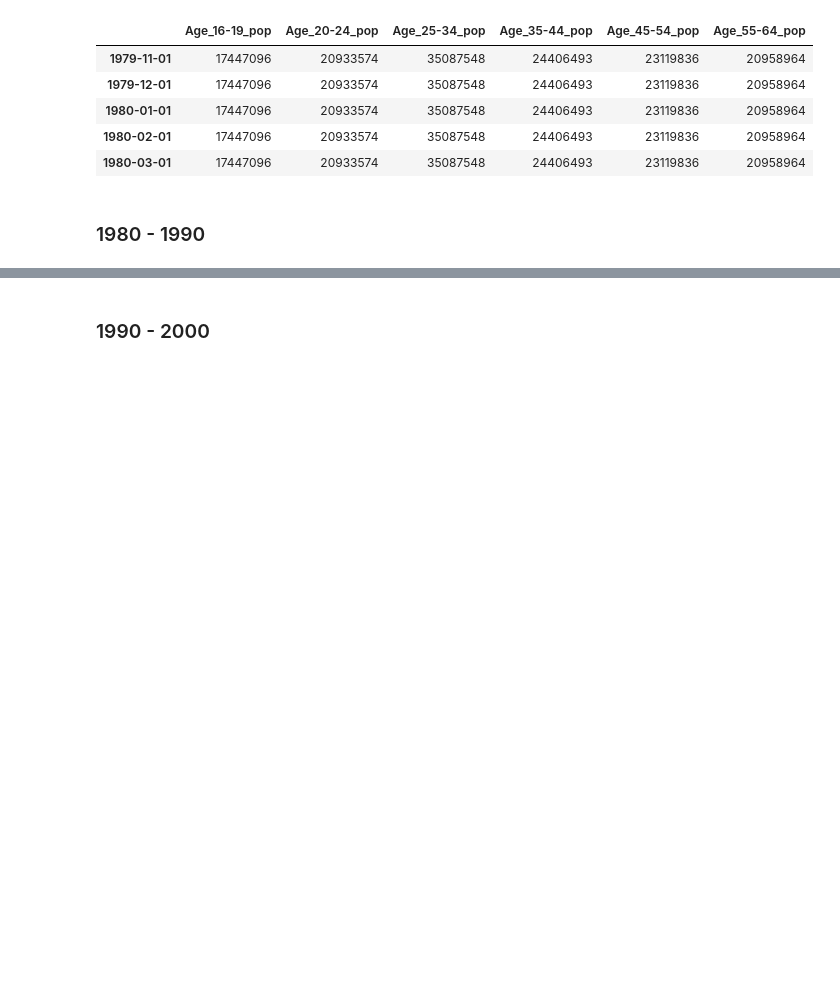
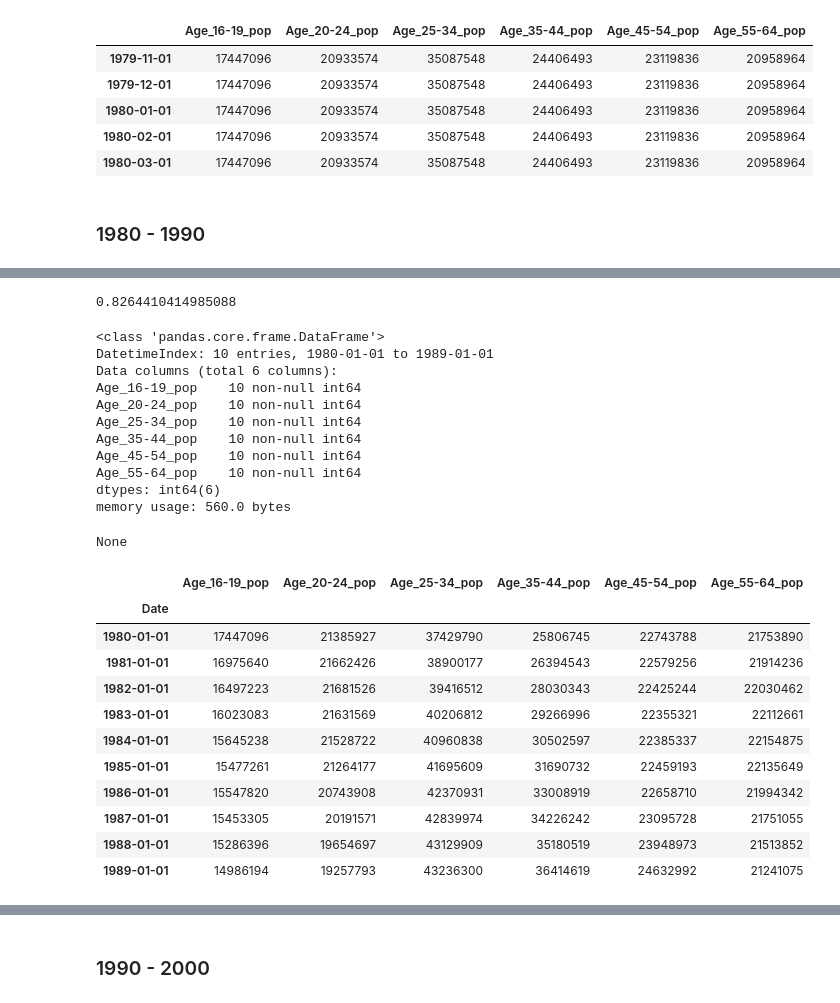
Before and after one commit to zapatos24/Employment_Prediction_LSTM_NN, a Jupyter notebook: mod_7_project.ipynb, the cells around one changed output, grey strips where cells are left out. Saved outputs shown, nothing was run; the diff lists cells and outputs as text; code cells hidden in the pictures; blank space fills up the shorter version.

```diff
--- a/mod_7_project.ipynb
+++ b/mod_7_project.ipynb
@@ -141,10 +141,10 @@ for year in range(1947, 1980):
     temp_df.set_index(datelist, inplace=True)
     age_1947_pop_df = pd.concat([age_1947_pop_df, temp_df])
 
-age_1947_pop_df = age_1947_pop_df.astype('int64')
-display(age_1947_pop_df.info())
-display(age_1947_pop_df.head())
-display(age_1947_pop_df.tail())
+age_1947_popgroup_df = age_1947_pop_df.astype('int64')
+display(age_1947_popgroup_df.info())
+display(age_1947_popgroup_df.head())
+display(age_1947_popgroup_df.tail())
 # %% [output]
 <class 'pandas.core.frame.DataFrame'>
 DatetimeIndex: 396 entries, 1947-04-01 to 1980-03-01
@@ -172,3 +172,15 @@ None
 | 1980-03-01 | 17447096 | 20933574 | 35087548 | 24406493 | 23119836 | 20958964 |
 # %% [markdown]
 ### 1980 - 1990
+# %%
+age_1980_pop_df = pd.DataFrame()
+for year in range(1980, 1990):
+    temp_df = pd.read_excel('US_pop/pop_1980-1989/pe-02-{}.xls'.format(year), skiprows=5)[1:]
+    temp_df.drop('Race/Sex Indicator', axis=1, inplace=True)
+    temp_df = temp_df.astype('int64')
+    temp_df.drop(temp_df.columns[1:5], axis=1, inplace=True)
+    age_1980_pop_df = pd.concat([age_1980_pop_df, temp_df])
+
+display(age_1980_pop_df.info())
+display(age_1980_pop_df.head())
+display(age_1980_pop_df.tail())
@@ -174,0 +218,44 @@ None
+# %%
+percent_age_16_19 = age_1947_pop_df['Age_16-19_pop'].iloc[-1] / age_1980_pop_df[age_1980_pop_df['Year of Estimate'] == 1980]['15 to 19 years'].sum()
+percent_age_16_19
+# %% [output]
+0.8264410414985088
+# %%
+age_1980_popsumed_df = pd.DataFrame()
+pop_by_year = age_1980_pop_df.groupby('Year of Estimate').sum().reset_index()
+age_1980_popsumed_df['Date'] = pd.to_datetime(pop_by_year['Year of Estimate'].astype(str))
+age_1980_popsumed_df.set_index('Date', inplace=True)
+age_1980_popsumed_df['Age_16-19_pop'] = round(pop_by_year['15 to 19 years'] * percent_age_16_19, 0).astype('int64').values
+age_1980_popsumed_df['Age_20-24_pop'] = pop_by_year['20 to 24 years'].values
+age_1980_popsumed_df['Age_25-34_pop'] = (pop_by_year['25 to 29 years'] + pop_by_year['30 to 34 years']).values
+age_1980_popsumed_df['Age_35-44_pop'] = (pop_by_year['35 to 39 years'] + pop_by_year['40 to 44 years']).values
+age_1980_popsumed_df['Age_45-54_pop'] = (pop_by_year['45 to 49 years'] + pop_by_year['50 to 54 years']).values
+age_1980_popsumed_df['Age_55-64_pop'] = (pop_by_year['55 to 59 years'] + pop_by_year['60 to 64 years']).values
+
+display(age_1980_popsumed_df.info())
+age_1980_popsumed_df
+# %% [output]
+<class 'pandas.core.frame.DataFrame'>
+DatetimeIndex: 10 entries, 1980-01-01 to 1989-01-01
+Data columns (total 6 columns):
+Age_16-19_pop    10 non-null int64
+Age_20-24_pop    10 non-null int64
+Age_25-34_pop    10 non-null int64
+Age_35-44_pop    10 non-null int64
+Age_45-54_pop    10 non-null int64
+Age_55-64_pop    10 non-null int64
+dtypes: int64(6)
+memory usage: 560.0 bytes
+None
+|  | Age_16-19_pop | Age_20-24_pop | Age_25-34_pop | Age_35-44_pop | Age_45-54_pop | Age_55-64_pop |
+| Date |  |  |  |  |  |  |
+| 1980-01-01 | 17447096 | 21385927 | 37429790 | 25806745 | 22743788 | 21753890 |
+| 1981-01-01 | 16975640 | 21662426 | 38900177 | 26394543 | 22579256 | 21914236 |
+| 1982-01-01 | 16497223 | 21681526 | 39416512 | 28030343 | 22425244 | 22030462 |
+| 1983-01-01 | 16023083 | 21631569 | 40206812 | 29266996 | 22355321 | 22112661 |
+| 1984-01-01 | 15645238 | 21528722 | 40960838 | 30502597 | 22385337 | 22154875 |
+| 1985-01-01 | 15477261 | 21264177 | 41695609 | 31690732 | 22459193 | 22135649 |
+| 1986-01-01 | 15547820 | 20743908 | 42370931 | 33008919 | 22658710 | 21994342 |
+| 1987-01-01 | 15453305 | 20191571 | 42839974 | 34226242 | 23095728 | 21751055 |
+| 1988-01-01 | 15286396 | 19654697 | 43129909 | 35180519 | 23948973 | 21513852 |
+| 1989-01-01 | 14986194 | 19257793 | 43236300 | 36414619 | 24632992 | 21241075 |
```
Also changed, not shown: parts of 16 cells of this notebook, 13 other files.
